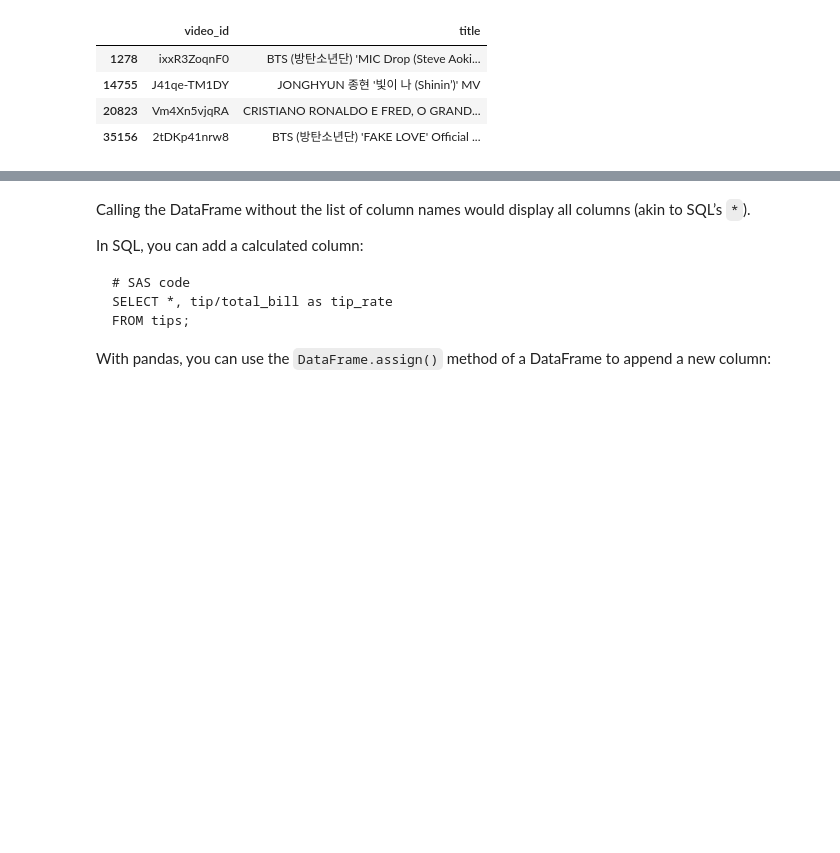
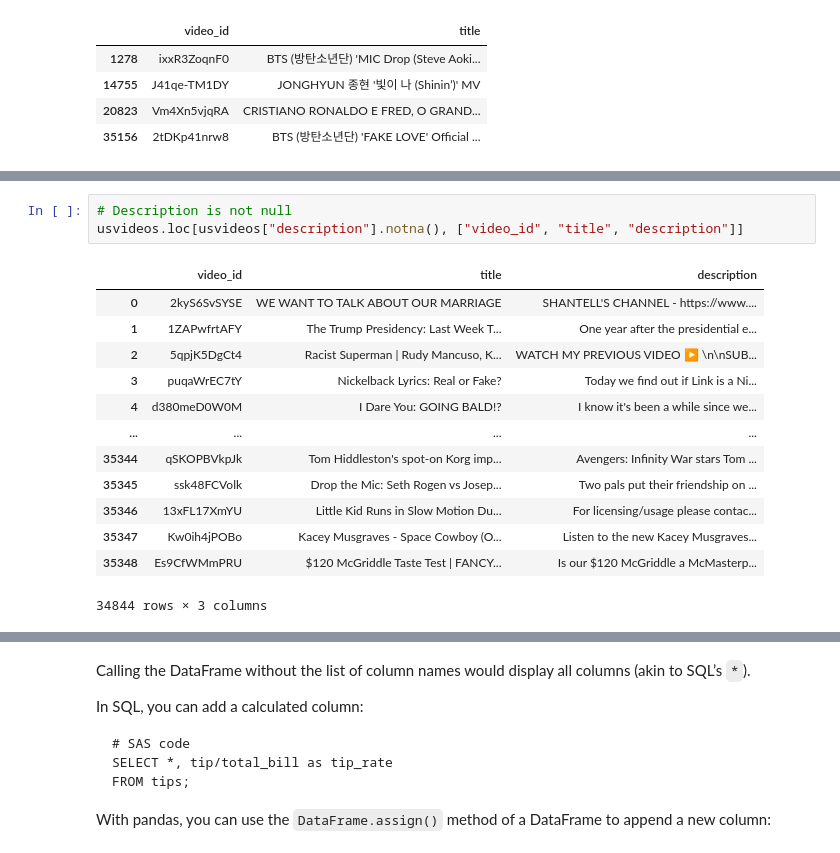
Before and after one commit to stevenkhwun/P4DS, a Jupyter notebook: SQL_in_Python_MediumArticle.ipynb, the cells around one changed output, grey strips where cells are left out. Saved outputs shown, nothing was run; the diff lists cells and outputs as text; blank space fills up the shorter version.

```diff
--- a/SQL_in_Python_MediumArticle.ipynb
+++ b/SQL_in_Python_MediumArticle.ipynb
@@ -240,0 +250,17 @@ tips[["total_bill", "tip", "smoker", "time"]]
+# %%
+# Description is not null
+usvideos.loc[usvideos["description"].notna(), ["video_id", "title", "description"]]
+# %% [output]
+|  | video_id | title | description |
+| 0 | 2kyS6SvSYSE | WE WANT TO TALK ABOUT OUR MARRIAGE | SHANTELL'S CHANNEL - https://www.... |
+| 1 | 1ZAPwfrtAFY | The Trump Presidency: Last Week T... | One year after the presidential e... |
+| 2 | 5qpjK5DgCt4 | Racist Superman | Rudy Mancuso, K... | WATCH MY PREVIOUS VIDEO ▶ \n\nSUB... |
+| 3 | puqaWrEC7tY | Nickelback Lyrics: Real or Fake? | Today we find out if Link is a Ni... |
+| 4 | d380meD0W0M | I Dare You: GOING BALD!? | I know it's been a while since we... |
+| ... | ... | ... | ... |
+| 35344 | qSKOPBVkpJk | Tom Hiddleston's spot-on Korg imp... | Avengers: Infinity War stars Tom ... |
+| 35345 | ssk48FCVolk | Drop the Mic: Seth Rogen vs Josep... | Two pals put their friendship on ... |
+| 35346 | 13xFL17XmYU | Little Kid Runs in Slow Motion Du... | For licensing/usage please contac... |
+| 35347 | Kw0ih4jPOBo | Kacey Musgraves - Space Cowboy (O... | Listen to the new Kacey Musgraves... |
+| 35348 | Es9CfWMmPRU | $120 McGriddle Taste Test | FANCY... | Is our $120 McGriddle a McMasterp... |
+34844 rows × 3 columns
```
Also changed, not shown: parts of 8 cells of this notebook.
